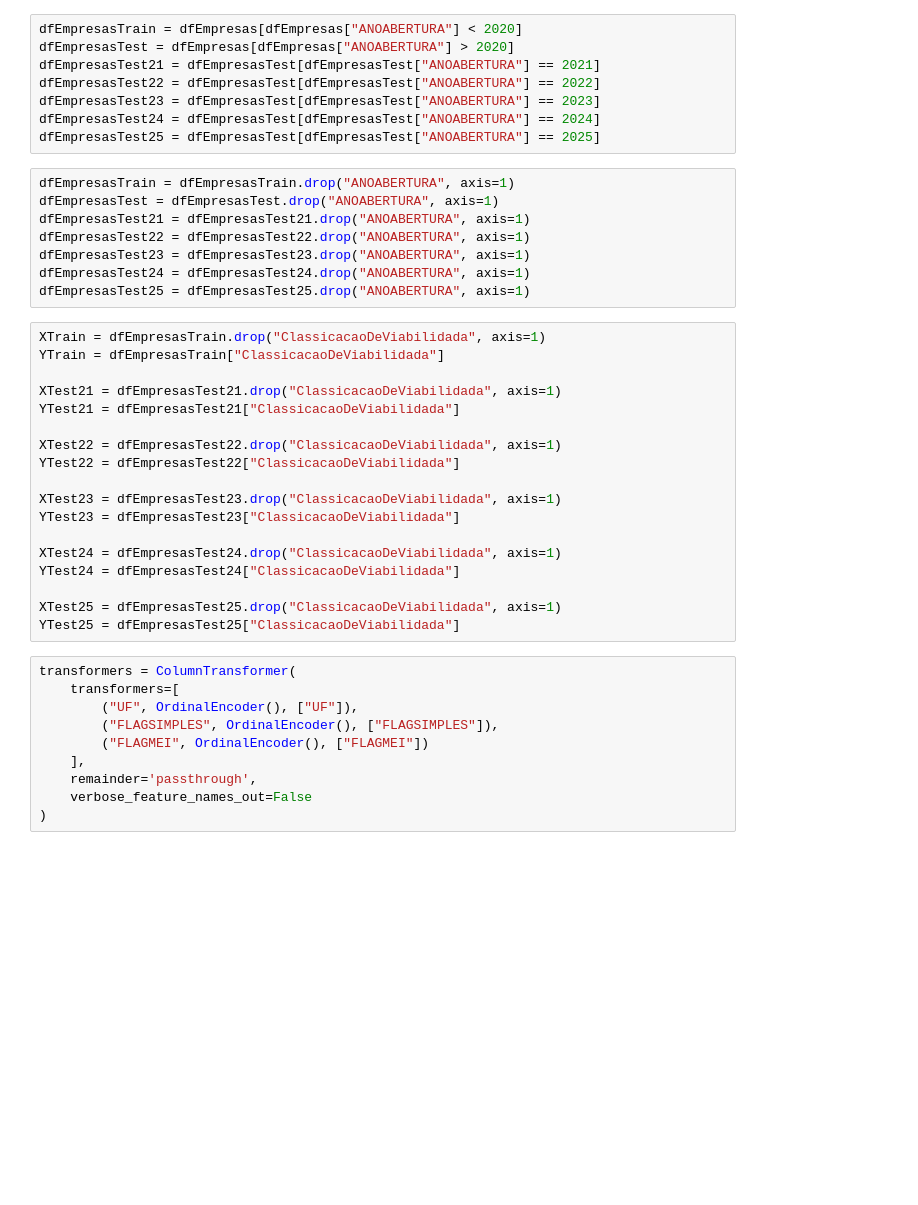
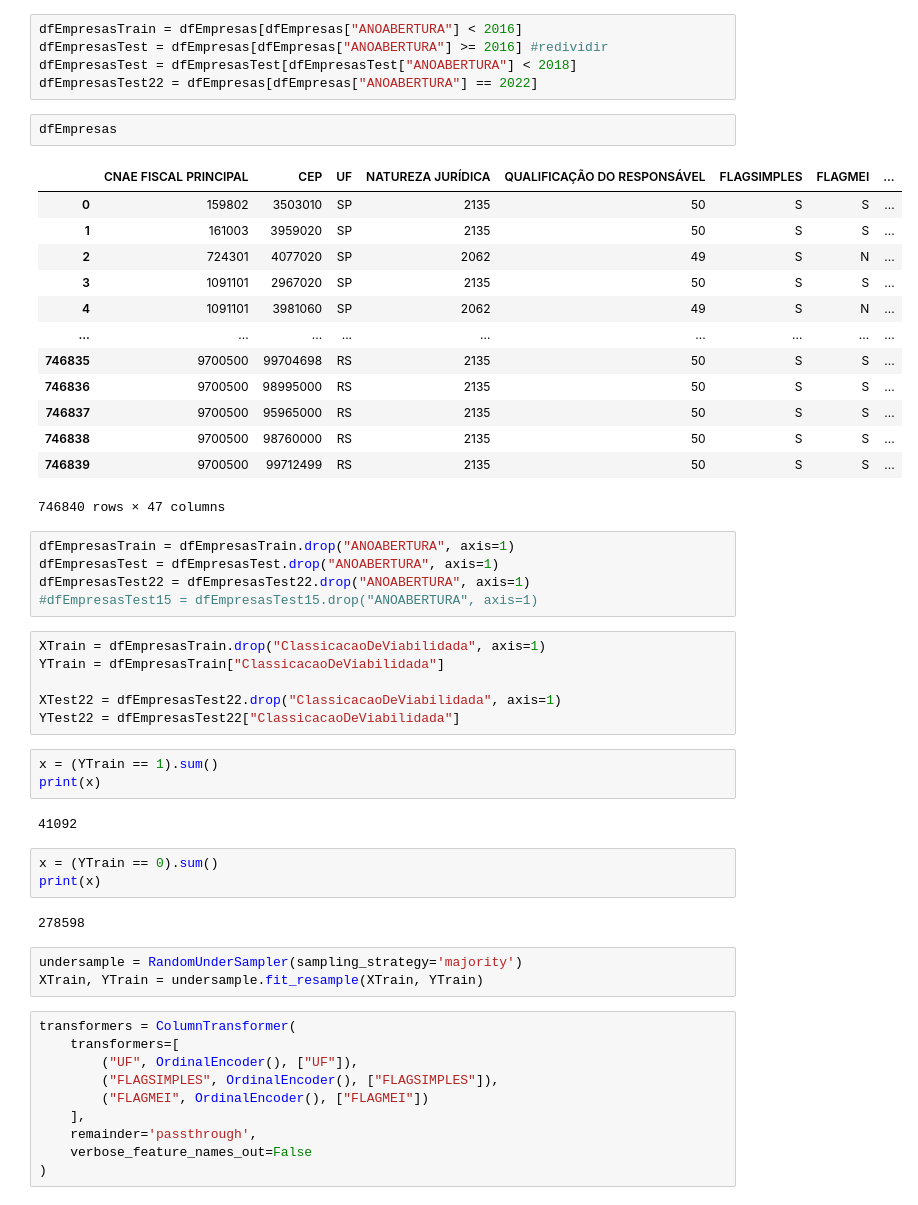
Before and after one commit to SrVitinho/DetectordeViabilidade, a Jupyter notebook: Modelagem/GetModel.ipynb, the cells around one changed output. Saved outputs shown, nothing was run; the diff lists cells and outputs as text; blank space fills up the shorter version.

```diff
--- a/Modelagem/GetModel.ipynb
+++ b/Modelagem/GetModel.ipynb
@@ -40,37 +95,48 @@ dfEmpresas
 # %%
-dfEmpresasTrain = dfEmpresas[dfEmpresas["ANOABERTURA"] < 2020]
-dfEmpresasTest = dfEmpresas[dfEmpresas["ANOABERTURA"] > 2020]
-dfEmpresasTest21 = dfEmpresasTest[dfEmpresasTest["ANOABERTURA"] == 2021]
-dfEmpresasTest22 = dfEmpresasTest[dfEmpresasTest["ANOABERTURA"] == 2022]
-dfEmpresasTest23 = dfEmpresasTest[dfEmpresasTest["ANOABERTURA"] == 2023]
-dfEmpresasTest24 = dfEmpresasTest[dfEmpresasTest["ANOABERTURA"] == 2024]
-dfEmpresasTest25 = dfEmpresasTest[dfEmpresasTest["ANOABERTURA"] == 2025]
+dfEmpresasTrain = dfEmpresas[dfEmpresas["ANOABERTURA"] < 2016]
+dfEmpresasTest = dfEmpresas[dfEmpresas["ANOABERTURA"] >= 2016] #redividir
+dfEmpresasTest = dfEmpresasTest[dfEmpresasTest["ANOABERTURA"] < 2018]
+dfEmpresasTest22 = dfEmpresas[dfEmpresas["ANOABERTURA"] == 2022]
+# %%
+dfEmpresas
+# %% [output]
+|  | CNAE FISCAL PRINCIPAL | CEP | UF | NATUREZA JURÍDICA | QUALIFICAÇÃO DO RESPONSÁVEL | FLAGSIMPLES | FLAGMEI | ... |
+| 0 | 159802 | 3503010 | SP | 2135 | 50 | S | S | ... |
+| 1 | 161003 | 3959020 | SP | 2135 | 50 | S | S | ... |
+| 2 | 724301 | 4077020 | SP | 2062 | 49 | S | N | ... |
+| 3 | 1091101 | 2967020 | SP | 2135 | 50 | S | S | ... |
+| 4 | 1091101 | 3981060 | SP | 2062 | 49 | S | N | ... |
+| ... | ... | ... | ... | ... | ... | ... | ... | ... |
+| 746835 | 9700500 | 99704698 | RS | 2135 | 50 | S | S | ... |
+| 746836 | 9700500 | 98995000 | RS | 2135 | 50 | S | S | ... |
+| 746837 | 9700500 | 95965000 | RS | 2135 | 50 | S | S | ... |
+| 746838 | 9700500 | 98760000 | RS | 2135 | 50 | S | S | ... |
+| 746839 | 9700500 | 99712499 | RS | 2135 | 50 | S | S | ... |
+746840 rows × 47 columns
 # %%
 dfEmpresasTrain = dfEmpresasTrain.drop("ANOABERTURA", axis=1)
 dfEmpresasTest = dfEmpresasTest.drop("ANOABERTURA", axis=1)
-dfEmpresasTest21 = dfEmpresasTest21.drop("ANOABERTURA", axis=1)
 dfEmpresasTest22 = dfEmpresasTest22.drop("ANOABERTURA", axis=1)
-dfEmpresasTest23 = dfEmpresasTest23.drop("ANOABERTURA", axis=1)
-dfEmpresasTest24 = dfEmpresasTest24.drop("ANOABERTURA", axis=1)
-dfEmpresasTest25 = dfEmpresasTest25.drop("ANOABERTURA", axis=1)
+#dfEmpresasTest15 = dfEmpresasTest15.drop("ANOABERTURA", axis=1)
 # %%
 XTrain = dfEmpresasTrain.drop("ClassicacaoDeViabilidada", axis=1)
 YTrain = dfEmpresasTrain["ClassicacaoDeViabilidada"]
 
-XTest21 = dfEmpresasTest21.drop("ClassicacaoDeViabilidada", axis=1)
-YTest21 = dfEmpresasTest21["ClassicacaoDeViabilidada"]
-
 XTest22 = dfEmpresasTest22.drop("ClassicacaoDeViabilidada", axis=1)
 YTest22 = dfEmpresasTest22["ClassicacaoDeViabilidada"]
-
-XTest23 = dfEmpresasTest23.drop("ClassicacaoDeViabilidada", axis=1)
-YTest23 = dfEmpresasTest23["ClassicacaoDeViabilidada"]
-
-XTest24 = dfEmpresasTest24.drop("ClassicacaoDeViabilidada", axis=1)
-YTest24 = dfEmpresasTest24["ClassicacaoDeViabilidada"]
-
-XTest25 = dfEmpresasTest25.drop("ClassicacaoDeViabilidada", axis=1)
-YTest25 = dfEmpresasTest25["ClassicacaoDeViabilidada"]
+# %%
+x = (YTrain == 1).sum()
+print(x)
+# %% [output]
+41092
+# %%
+x = (YTrain == 0).sum()
+print(x)
+# %% [output]
+278598
+# %%
+undersample = RandomUnderSampler(sampling_strategy='majority')
+XTrain, YTrain = undersample.fit_resample(XTrain, YTrain)
 # %%
 transformers = ColumnTransformer(
     transformers=[
```
Also changed, not shown: parts of 16 cells of this notebook, 9 other files.
